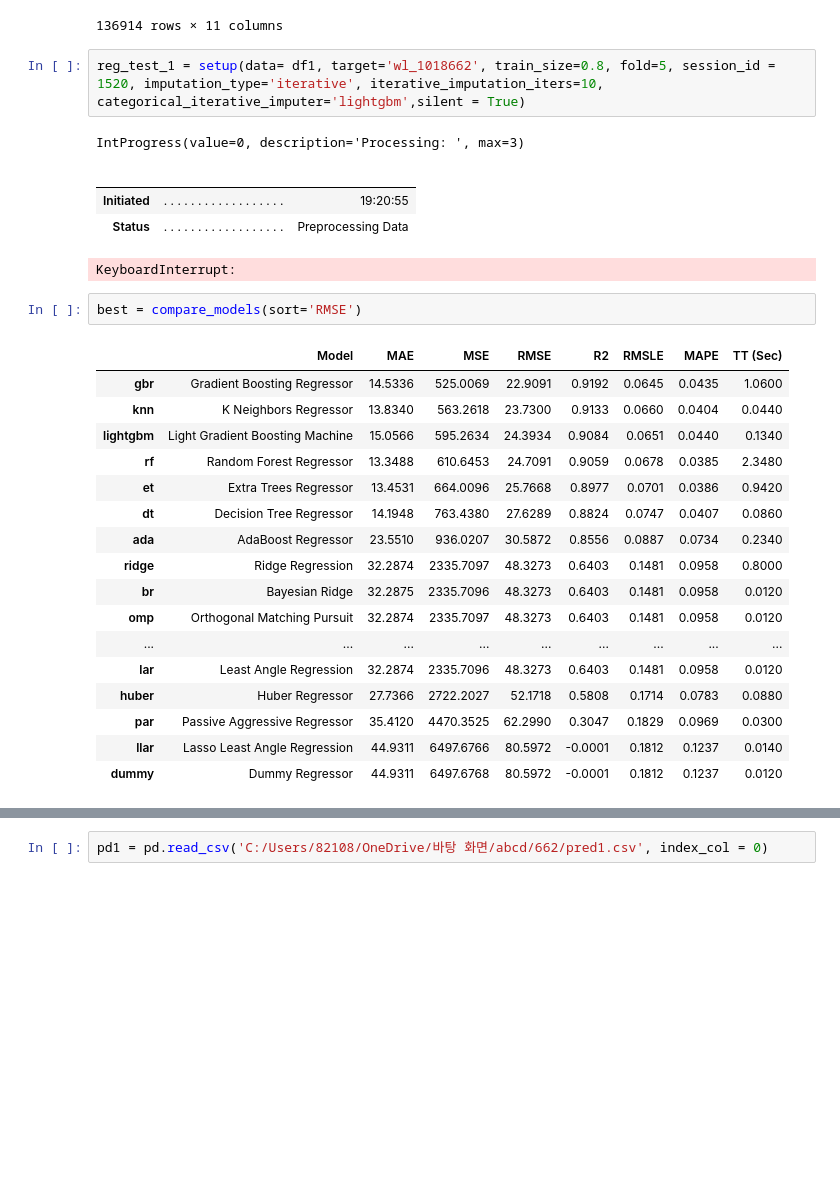
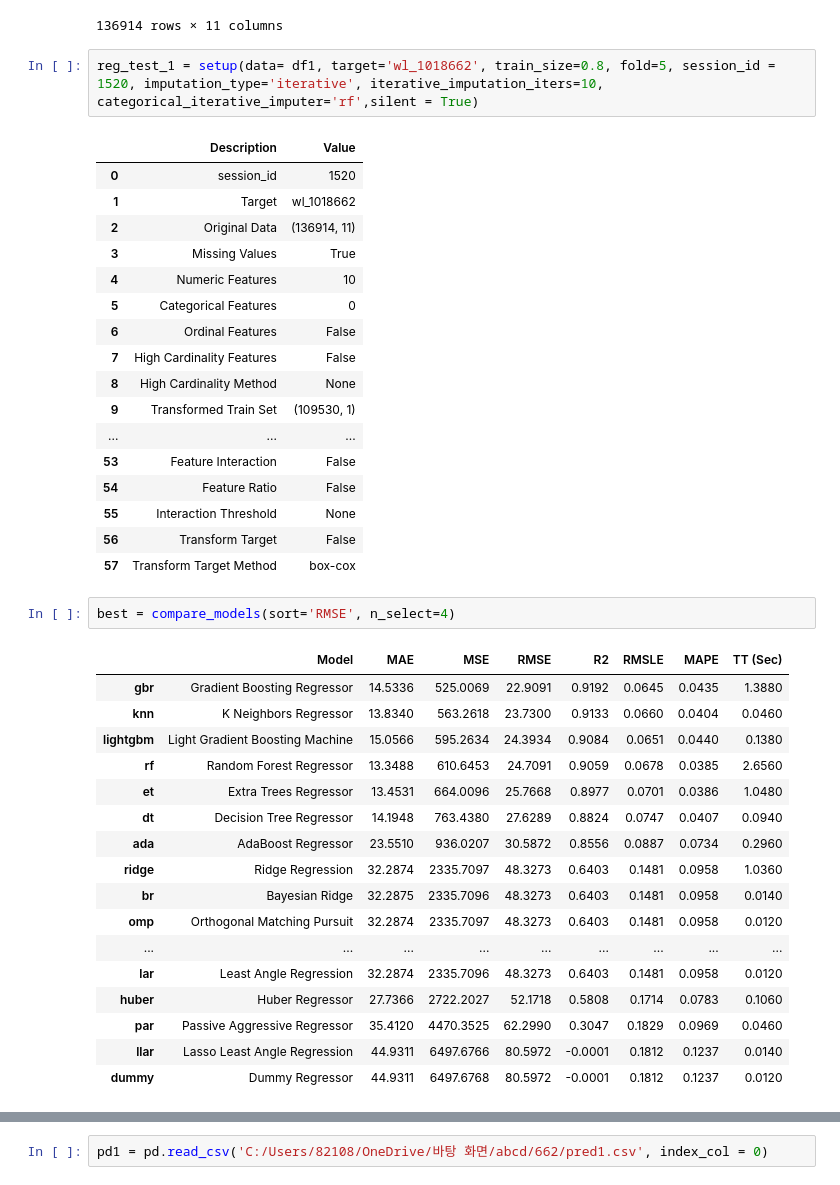
Before and after one commit to kdg1993/han_river_water_level, a Jupyter notebook: AutoML_Ryeol.ipynb, the cells around one changed output, grey strips where cells are left out. Drawn from its saved outputs; the diff is of its cells as text; blank space fills up the shorter version.

```diff
--- a/AutoML_Ryeol.ipynb
+++ b/AutoML_Ryeol.ipynb
@@ -26,32 +26,43 @@ df1
 | 2022-05-31 23:40 | 198.19 | 493.58 | 425.89 | 505.03 | 501.04 | 505.03 | ... |
 136914 rows × 11 columns
 # %%
-reg_test_1 = setup(data= df1, target='wl_1018662', train_size=0.8, fold=5, session_id = 1520, imputation_type='iterative', iterative_imputation_iters=10, categorical_iterative_imputer='lightgbm',silent = True)
+reg_test_1 = setup(data= df1, target='wl_1018662', train_size=0.8, fold=5, session_id = 1520, imputation_type='iterative', iterative_imputation_iters=10, categorical_iterative_imputer='rf',silent = True)
 # %% [output]
-IntProgress(value=0, description='Processing: ', max=3)
-|  |  |  |
-|  |  |  |
-| Initiated | . . . . . . . . . . . . . . . . . . | 19:20:55 |
-| Status | . . . . . . . . . . . . . . . . . . | Preprocessing Data |
+|  | Description | Value |
+| 0 | session_id | 1520 |
+| 1 | Target | wl_1018662 |
+| 2 | Original Data | (136914, 11) |
+| 3 | Missing Values | True |
+| 4 | Numeric Features | 10 |
+| 5 | Categorical Features | 0 |
+| 6 | Ordinal Features | False |
+| 7 | High Cardinality Features | False |
+| 8 | High Cardinality Method | None |
+| 9 | Transformed Train Set | (109530, 1) |
+| ... | ... | ... |
+| 53 | Feature Interaction | False |
+| 54 | Feature Ratio | False |
+| 55 | Interaction Threshold | None |
+| 56 | Transform Target | False |
+| 57 | Transform Target Method | box-cox |
-KeyboardInterrupt:
 # %%
-best = compare_models(sort='RMSE')
+best = compare_models(sort='RMSE', n_select=4)
 # %% [output]
 |  | Model | MAE | MSE | RMSE | R2 | RMSLE | MAPE | TT (Sec) |
-| gbr | Gradient Boosting Regressor | 14.5336 | 525.0069 | 22.9091 | 0.9192 | 0.0645 | 0.0435 | 1.0600 |
-| knn | K Neighbors Regressor | 13.8340 | 563.2618 | 23.7300 | 0.9133 | 0.0660 | 0.0404 | 0.0440 |
-| lightgbm | Light Gradient Boosting Machine | 15.0566 | 595.2634 | 24.3934 | 0.9084 | 0.0651 | 0.0440 | 0.1340 |
-| rf | Random Forest Regressor | 13.3488 | 610.6453 | 24.7091 | 0.9059 | 0.0678 | 0.0385 | 2.3480 |
-| et | Extra Trees Regressor | 13.4531 | 664.0096 | 25.7668 | 0.8977 | 0.0701 | 0.0386 | 0.9420 |
-| dt | Decision Tree Regressor | 14.1948 | 763.4380 | 27.6289 | 0.8824 | 0.0747 | 0.0407 | 0.0860 |
-| ada | AdaBoost Regressor | 23.5510 | 936.0207 | 30.5872 | 0.8556 | 0.0887 | 0.0734 | 0.2340 |
-| ridge | Ridge Regression | 32.2874 | 2335.7097 | 48.3273 | 0.6403 | 0.1481 | 0.0958 | 0.8000 |
-| br | Bayesian Ridge | 32.2875 | 2335.7096 | 48.3273 | 0.6403 | 0.1481 | 0.0958 | 0.0120 |
+| gbr | Gradient Boosting Regressor | 14.5336 | 525.0069 | 22.9091 | 0.9192 | 0.0645 | 0.0435 | 1.3880 |
+| knn | K Neighbors Regressor | 13.8340 | 563.2618 | 23.7300 | 0.9133 | 0.0660 | 0.0404 | 0.0460 |
+| lightgbm | Light Gradient Boosting Machine | 15.0566 | 595.2634 | 24.3934 | 0.9084 | 0.0651 | 0.0440 | 0.1380 |
+| rf | Random Forest Regressor | 13.3488 | 610.6453 | 24.7091 | 0.9059 | 0.0678 | 0.0385 | 2.6560 |
+| et | Extra Trees Regressor | 13.4531 | 664.0096 | 25.7668 | 0.8977 | 0.0701 | 0.0386 | 1.0480 |
+| dt | Decision Tree Regressor | 14.1948 | 763.4380 | 27.6289 | 0.8824 | 0.0747 | 0.0407 | 0.0940 |
+| ada | AdaBoost Regressor | 23.5510 | 936.0207 | 30.5872 | 0.8556 | 0.0887 | 0.0734 | 0.2960 |
+| ridge | Ridge Regression | 32.2874 | 2335.7097 | 48.3273 | 0.6403 | 0.1481 | 0.0958 | 1.0360 |
+| br | Bayesian Ridge | 32.2875 | 2335.7096 | 48.3273 | 0.6403 | 0.1481 | 0.0958 | 0.0140 |
 | omp | Orthogonal Matching Pursuit | 32.2874 | 2335.7097 | 48.3273 | 0.6403 | 0.1481 | 0.0958 | 0.0120 |
 | ... | ... | ... | ... | ... | ... | ... | ... | ... |
 | lar | Least Angle Regression | 32.2874 | 2335.7096 | 48.3273 | 0.6403 | 0.1481 | 0.0958 | 0.0120 |
-| huber | Huber Regressor | 27.7366 | 2722.2027 | 52.1718 | 0.5808 | 0.1714 | 0.0783 | 0.0880 |
-| par | Passive Aggressive Regressor | 35.4120 | 4470.3525 | 62.2990 | 0.3047 | 0.1829 | 0.0969 | 0.0300 |
+| huber | Huber Regressor | 27.7366 | 2722.2027 | 52.1718 | 0.5808 | 0.1714 | 0.0783 | 0.1060 |
+| par | Passive Aggressive Regressor | 35.4120 | 4470.3525 | 62.2990 | 0.3047 | 0.1829 | 0.0969 | 0.0460 |
 | llar | Lasso Least Angle Regression | 44.9311 | 6497.6766 | 80.5972 | -0.0001 | 0.1812 | 0.1237 | 0.0140 |
 | dummy | Dummy Regressor | 44.9311 | 6497.6768 | 80.5972 | -0.0001 | 0.1812 | 0.1237 | 0.0120 |
 # %%
```
Also changed, not shown: parts of 24 cells of this notebook.
